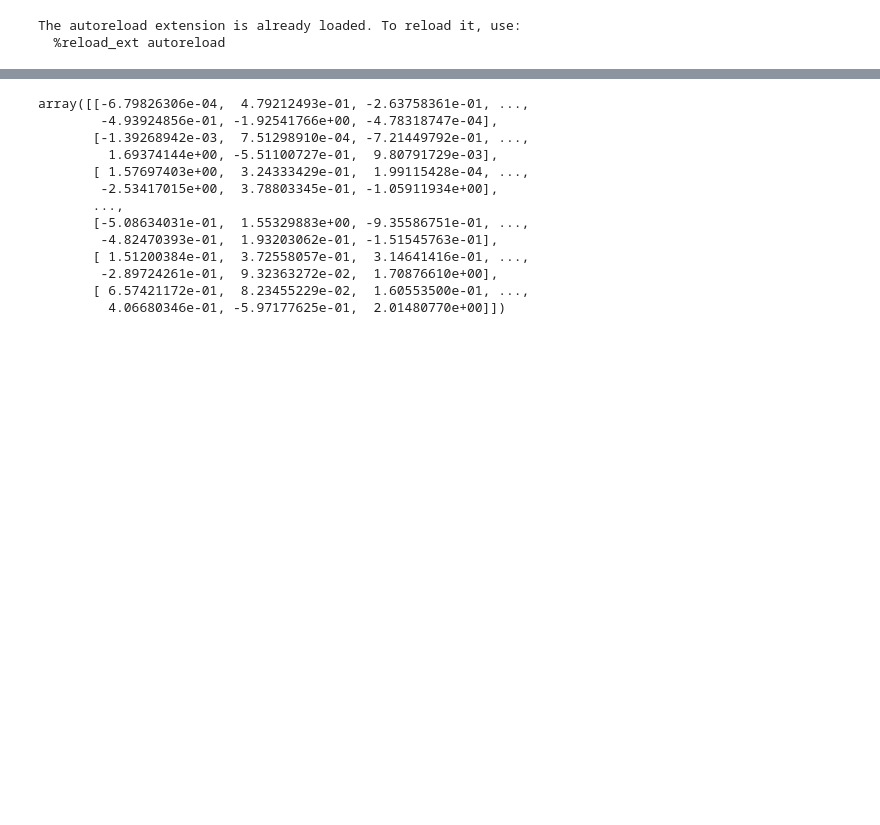
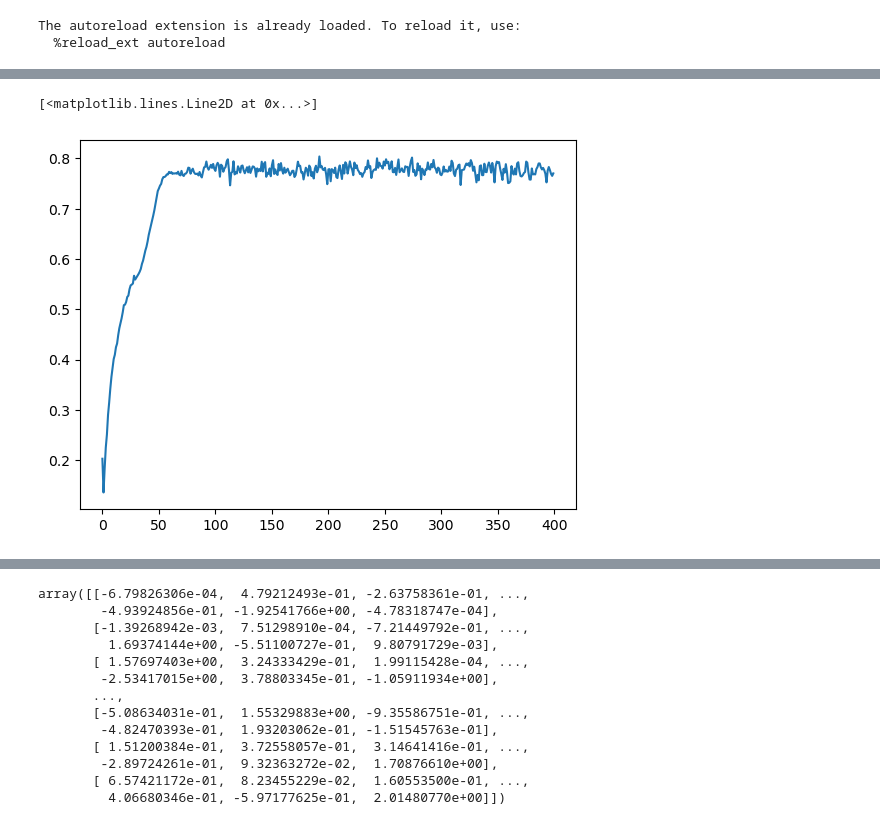
Before and after one commit to tylergibbs/dsc180ProjectB, a Jupyter notebook: GOLEMTS/testing.ipynb, the cells around one changed output, grey strips where cells are left out. Cells and saved outputs as stored; diff of their text form; code cells hidden in the pictures; blank space fills up the shorter version.

```diff
--- a/GOLEMTS/testing.ipynb
+++ b/GOLEMTS/testing.ipynb
@@ -66,0 +80,5 @@ tensor([[ 2.3954e-02,  3.9359e-03, -1.5975e-01, -3.1185e-02, -8.6861e-03],
+# %%
+plt.plot(evs)
+# %% [output]
+[<matplotlib.lines.Line2D at 0x...>]
+[figure, added]
```
Also changed, not shown: parts of 94 cells of this notebook, 23 other files.
